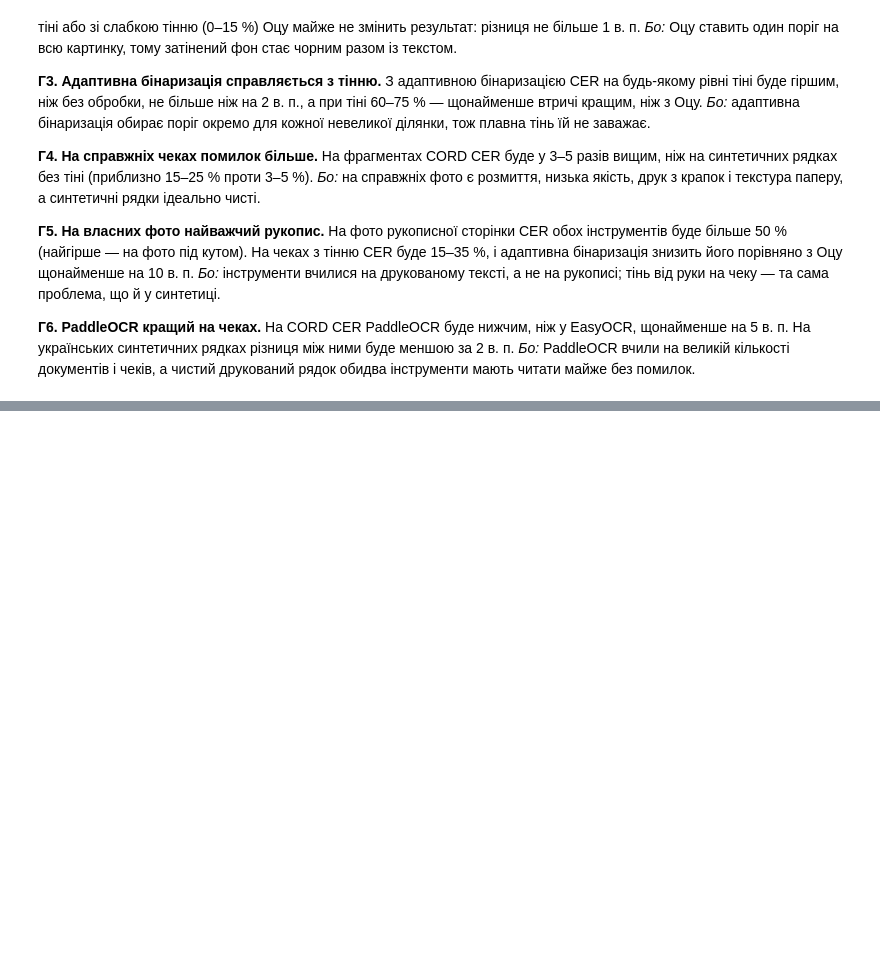
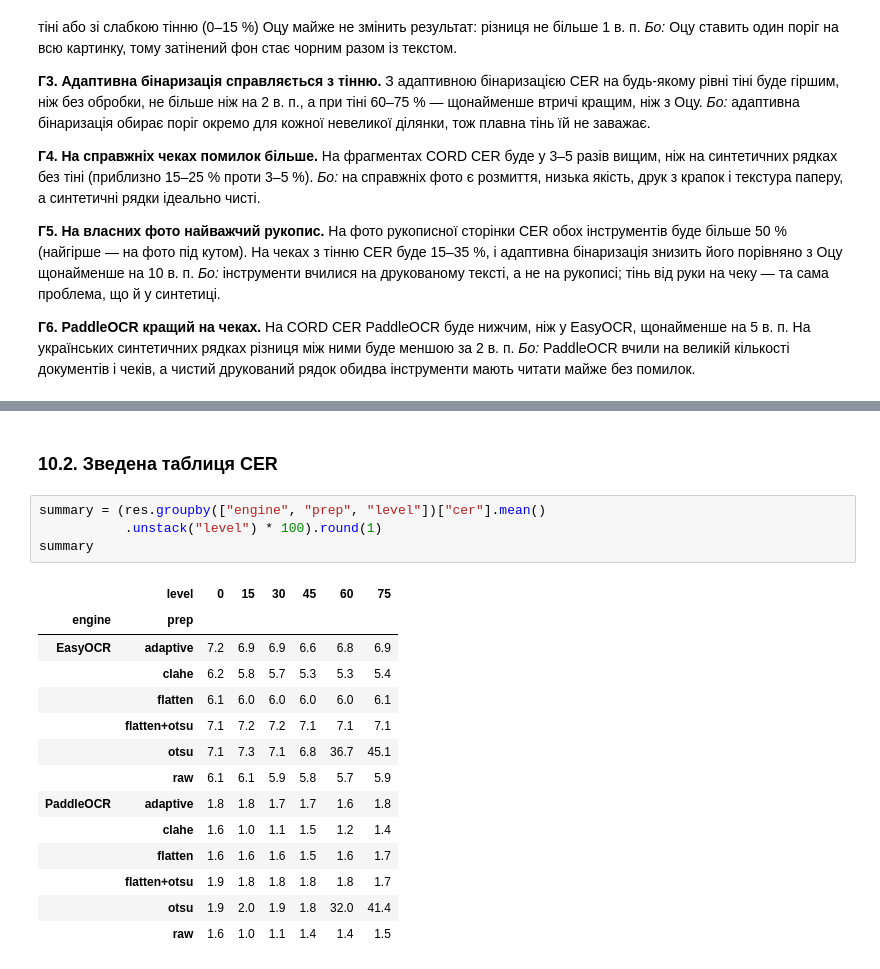
Before and after one commit to TanyaTverdun/AI_lab3_text_recognition, a Jupyter notebook: lab3.ipynb, the cells around one changed output, grey strips where cells are left out. Drawn from its saved outputs; the diff is of its cells as text; blank space fills up the shorter version.

```diff
--- a/lab3.ipynb
+++ b/lab3.ipynb
@@ -466,0 +684,21 @@ plt.show()
+# %% [markdown]
+### 10.2. Зведена таблиця CER
+# %%
+summary = (res.groupby(["engine", "prep", "level"])["cer"].mean()
+           .unstack("level") * 100).round(1)
+summary
+# %% [output]
+|  | level | 0 | 15 | 30 | 45 | 60 | 75 |
+| engine | prep |  |  |  |  |  |  |
+| EasyOCR | adaptive | 7.2 | 6.9 | 6.9 | 6.6 | 6.8 | 6.9 |
+|  | clahe | 6.2 | 5.8 | 5.7 | 5.3 | 5.3 | 5.4 |
+|  | flatten | 6.1 | 6.0 | 6.0 | 6.0 | 6.0 | 6.1 |
+|  | flatten+otsu | 7.1 | 7.2 | 7.2 | 7.1 | 7.1 | 7.1 |
+|  | otsu | 7.1 | 7.3 | 7.1 | 6.8 | 36.7 | 45.1 |
+|  | raw | 6.1 | 6.1 | 5.9 | 5.8 | 5.7 | 5.9 |
+| PaddleOCR | adaptive | 1.8 | 1.8 | 1.7 | 1.7 | 1.6 | 1.8 |
+|  | clahe | 1.6 | 1.0 | 1.1 | 1.5 | 1.2 | 1.4 |
+|  | flatten | 1.6 | 1.6 | 1.6 | 1.5 | 1.6 | 1.7 |
+|  | flatten+otsu | 1.9 | 1.8 | 1.8 | 1.8 | 1.8 | 1.7 |
+|  | otsu | 1.9 | 2.0 | 1.9 | 1.8 | 32.0 | 41.4 |
+|  | raw | 1.6 | 1.0 | 1.1 | 1.4 | 1.4 | 1.5 |
```
Also changed, not shown: parts of 21 cells of this notebook.
